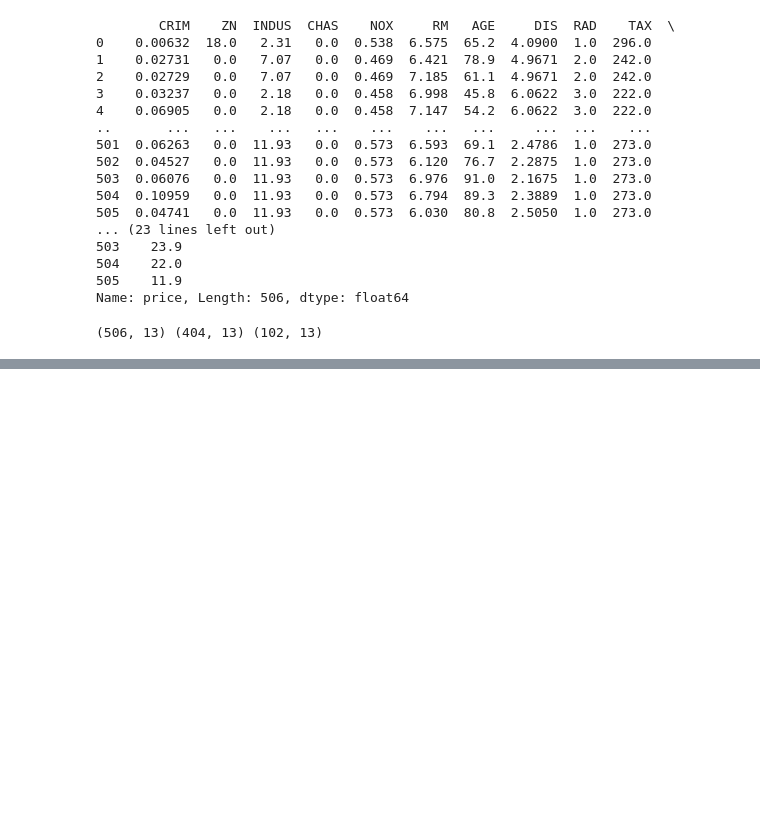
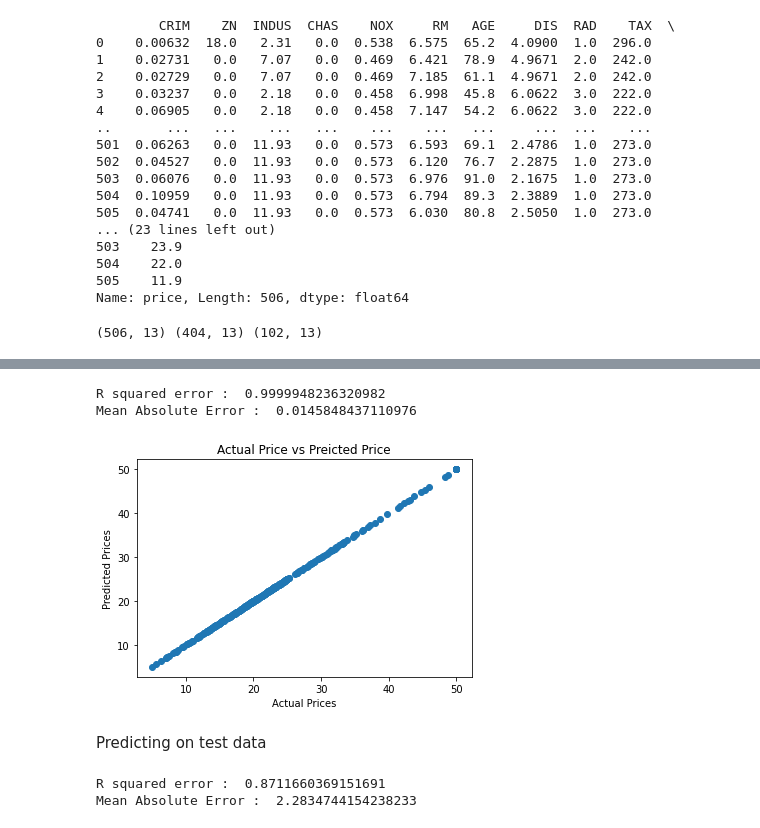
Before and after one commit to MattithyahuData/P5-House-Prices-Prediction, a Jupyter notebook: P5 Code.ipynb, the cells around one changed output, grey strips where cells are left out. Saved outputs shown, nothing was run; the diff lists cells and outputs as text; code cells hidden in the pictures; blank space fills up the shorter version.

```diff
--- a/P5 Code.ipynb
+++ b/P5 Code.ipynb
@@ -168,0 +179,6 @@ print(X.shape, X_train.shape, X_test.shape)
+# %%
+# loading the model
+model = XGBRegressor()
+# %%
+# training the model with X_train and Y_train
+model.fit(X_train, Y_train)
@@ -168,0 +199,4 @@ print(X.shape, X_train.shape, X_test.shape)
+# %%
+# predicting on training data
+# accuracy for prediction on training data
+training_data_prediction = model.predict(X_train)
@@ -168,0 +224,23 @@ print(X.shape, X_train.shape, X_test.shape)
+# %%
+# R squared error
+score_1 = metrics.r2_score(Y_train, training_data_prediction)
+
+# Mean Absolute Error
+score_2 = metrics.mean_absolute_error(Y_train, training_data_prediction)
+
+print("R squared error : ", score_1) # Should be as close to 0
+print('Mean Absolute Error : ', score_2)
+# %% [output]
+R squared error :  0.9999948236320982
+Mean Absolute Error :  0.0145848437110976
+# %%
+# Visualising the actual prices and predicted
+plt.scatter(Y_train, training_data_prediction)
+plt.xlabel("Actual Prices")
+plt.ylabel("Predicted Prices")
+plt.title("Actual Price vs Preicted Price")
+plt.show()
+# %% [output]
+[figure, added]
+# %% [markdown]
+Predicting on test data
@@ -168,0 +250,12 @@ print(X.shape, X_train.shape, X_test.shape)
+# %%
+# R squared error
+score_1 = metrics.r2_score(Y_test, test_data_prediction)
+
+# Mean Absolute Error
+score_2 = metrics.mean_absolute_error(Y_test, test_data_prediction)
+
+print("R squared error : ", score_1)
+print('Mean Absolute Error : ', score_2)
+# %% [output]
+R squared error :  0.8711660369151691
+Mean Absolute Error :  2.2834744154238233
```
Also changed, not shown: parts of 18 cells of this notebook, 1 other file.
